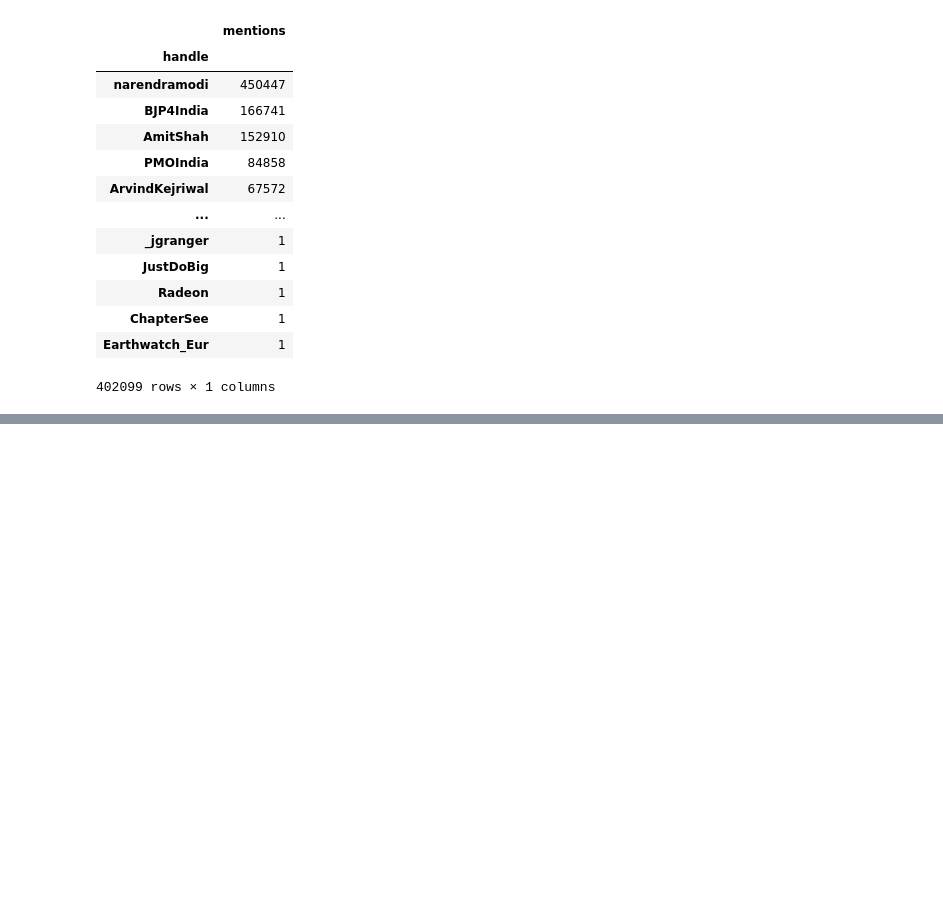
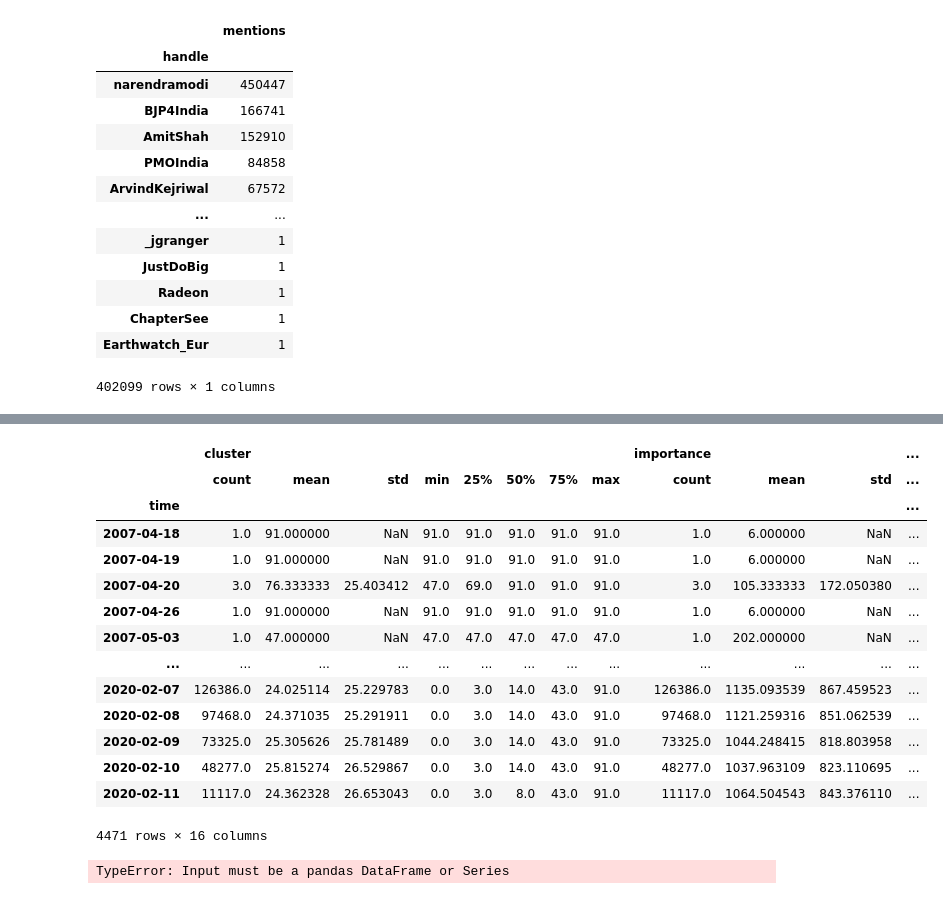
Before and after one commit to bagdeabhishek/notebooks, a Jupyter notebook: twitter.ipynb, the cells around one changed output, grey strips where cells are left out. Cells and saved outputs as stored; diff of their text form; code cells hidden in the pictures; blank space fills up the shorter version.

```diff
--- a/twitter.ipynb
+++ b/twitter.ipynb
@@ -337,0 +373,2 @@ df_bjp
+# %%
+df_date = df.groupby(df.time.dt.date)
@@ -337,0 +380,18 @@ df_bjp
+# %%
+df_date.describe()
+# %% [output]
+|  | cluster |  |  |  |  |  |  |  | importance |  |  | ... |
+|  | count | mean | std | min | 25% | 50% | 75% | max | count | mean | std | ... |
+| time |  |  |  |  |  |  |  |  |  |  |  | ... |
+| 2007-04-18 | 1.0 | 91.000000 | NaN | 91.0 | 91.0 | 91.0 | 91.0 | 91.0 | 1.0 | 6.000000 | NaN | ... |
+| 2007-04-19 | 1.0 | 91.000000 | NaN | 91.0 | 91.0 | 91.0 | 91.0 | 91.0 | 1.0 | 6.000000 | NaN | ... |
+| 2007-04-20 | 3.0 | 76.333333 | 25.403412 | 47.0 | 69.0 | 91.0 | 91.0 | 91.0 | 3.0 | 105.333333 | 172.050380 | ... |
+| 2007-04-26 | 1.0 | 91.000000 | NaN | 91.0 | 91.0 | 91.0 | 91.0 | 91.0 | 1.0 | 6.000000 | NaN | ... |
+| 2007-05-03 | 1.0 | 47.000000 | NaN | 47.0 | 47.0 | 47.0 | 47.0 | 47.0 | 1.0 | 202.000000 | NaN | ... |
+| ... | ... | ... | ... | ... | ... | ... | ... | ... | ... | ... | ... | ... |
+| 2020-02-07 | 126386.0 | 24.025114 | 25.229783 | 0.0 | 3.0 | 14.0 | 43.0 | 91.0 | 126386.0 | 1135.093539 | 867.459523 | ... |
+| 2020-02-08 | 97468.0 | 24.371035 | 25.291911 | 0.0 | 3.0 | 14.0 | 43.0 | 91.0 | 97468.0 | 1121.259316 | 851.062539 | ... |
+| 2020-02-09 | 73325.0 | 25.305626 | 25.781489 | 0.0 | 3.0 | 14.0 | 43.0 | 91.0 | 73325.0 | 1044.248415 | 818.803958 | ... |
+| 2020-02-10 | 48277.0 | 25.815274 | 26.529867 | 0.0 | 3.0 | 14.0 | 43.0 | 91.0 | 48277.0 | 1037.963109 | 823.110695 | ... |
+| 2020-02-11 | 11117.0 | 24.362328 | 26.653043 | 0.0 | 3.0 | 8.0 | 43.0 | 91.0 | 11117.0 | 1064.504543 | 843.376110 | ... |
+4471 rows × 16 columns
@@ -337,0 +403,15 @@ df_bjp
+# %%
+from collections import Counter
+def agg_func(series):
+    c = Counter()
+    for x in c:
+        print(x)
+        c.update(x)
+    return c.most_common()
+
+
+df_date = df.groupby(df.time.dt.date)
+ddata = dd.from_pandas(df_date,npartitions=12)
+res = ddata.map_partitions(lambda df: df.apply((lambda row: agg_func(*row)))).compute(get=get)
+# %% [output]
+TypeError: Input must be a pandas DataFrame or Series
```
Also changed, not shown: parts of 26 cells of this notebook, 3 other files.
